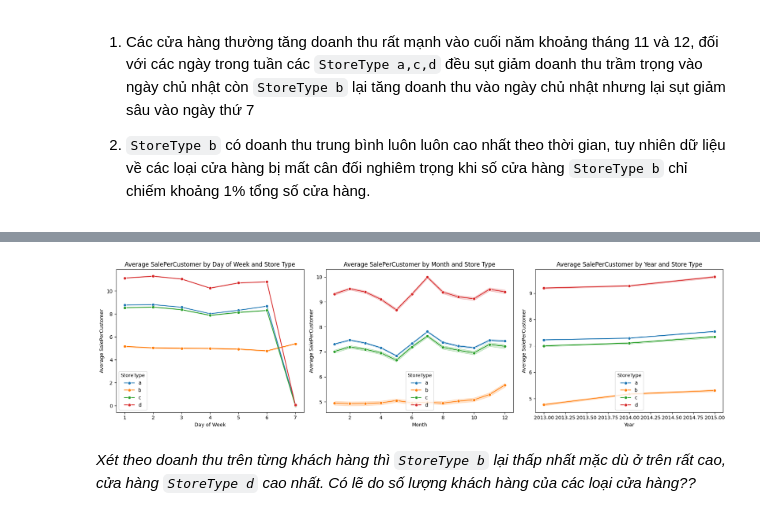
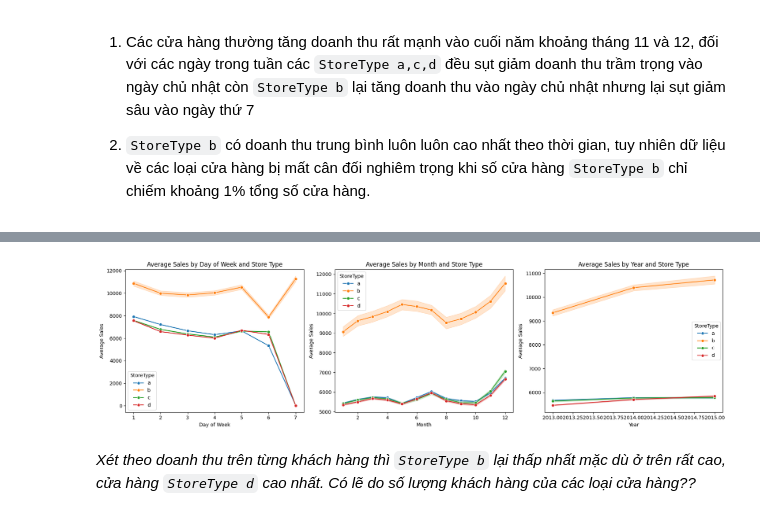
Before and after one commit to trantuan1701/Data_viz_final_project, a Jupyter notebook: understand_eda.ipynb, the cells around one changed output, grey strips where cells are left out. Drawn from its saved outputs; the diff is of its cells as text; code cells hidden in the pictures.

```diff
--- a/understand_eda.ipynb
+++ b/understand_eda.ipynb
@@ -26,8 +26,8 @@ from pandas.api.types import CategoricalDtype
 ---
 # %%
 # Load the datasets
-store = pd.read_csv("store.csv")
-train = pd.read_csv("train.csv")
+store = pd.read_csv("data/store.csv")
+train = pd.read_csv("data/train.csv")
 # %% [markdown]
 **Data Understanding**
 ---
@@ -587,17 +673,3 @@ PromoInterval      508031
 dtype: int64
 # %% [markdown]
 Số lượng missing value của các biến liên quan đến `Promo2` khi biến `Promo2 = 0` thực sự bằng số lượng missing value của các biến này trong toàn bộ dữ liệu, vì vậy giả thuyết trên là đúng.
-# %%
-# Xử lí missing value trong df_merged:
-# 1. Các biến liên quan đến Competition:
-# - CompetitionDistance: Điền giá trị lớn hơn giá trị max hiện có (tức là không có đối thủ cạnh tranh gần)
-max_competition_distance = df_merged['CompetitionDistance'].max()
-df_merged['CompetitionDistance'].fillna(max_competition_distance + 1, inplace=True)
-# - CompetitionOpenSinceMonth và CompetitionOpenSinceYear: Điền giá trị 0 (tức là không có thông tin về thời gian mở cửa của đối thủ)
-df_merged['CompetitionOpenSinceMonth'].fillna(0, inplace=True)
-df_merged['CompetitionOpenSinceYear'].fillna(0, inplace=True)
-# 2. Các biến liên quan đến Promo2:
-# - Promo2SinceWeek, Promo2SinceYear, PromoInterval: Điền giá trị 0 hoặc 'None' khi Promo2 = 0
-df_merged['PromoInterval'].fillna('None', inplace=True)
-df_merged['Promo2SinceWeek'].fillna(0, inplace=True)
-df_merged['Promo2SinceYear'].fillna(0, inplace=True)
@@ -640,9 +694,6 @@ df_merged[(df_merged['Customers']==0) & df_merged['SalePerCustomer'].isnull()]
 172869 rows × 22 columns
 # %% [markdown]
 Có 172869 dòng có `Customers = 0` và `SalePerCustomer = null` đúng bằng số lượng missing value của biến `SalePerCustomer` vì vậy điều đó là đúng.
-# %%
-# Fill missing value của SalePerCustomer bằng 0
-df_merged.fillna({'SalePerCustomer': 0}, inplace=True)
 # %% [markdown]
 _Ở phần data understanding, chúng ta có quan sát được có những ngày cửa hàng có `sales = 0` và `customer = 0`. Có phải chăng toàn bộ những ngày có `sales = 0` và `customer = 0` đều là những ngày cửa hàng đóng cửa (`open = 0`)?_
 # %%
@@ -940,29 +987,29 @@ plt.show()
 # %%
 # Vẽ 3 lineplot cho từng StoreType để xem doanh thu theo ngày trong tuần, tháng, năm
 fig, axes = plt.subplots(1, 3, figsize=(18, 5))
 
 # Lineplot theo DayOfWeek
-sns.lineplot(data=df_merged, x='DayOfWeek', y='SalePerCustomer', hue='StoreType', ax=axes[0], marker='o')
-axes[0].set_title('Average SalePerCustomer by Day of Week and Store Type')
+sns.lineplot(data=df_merged, x='DayOfWeek', y='Sales', hue='StoreType', ax=axes[0], marker='o')
+axes[0].set_title('Average Sales by Day of Week and Store Type')
 axes[0].set_xlabel('Day of Week')
-axes[0].set_ylabel('Average SalePerCustomer')
+axes[0].set_ylabel('Average Sales')
 
 # Lineplot theo Month
-sns.lineplot(data=df_merged, x='Month', y='SalePerCustomer', hue='StoreType', ax=axes[1], marker='o')
-axes[1].set_title('Average SalePerCustomer by Month and Store Type')
+sns.lineplot(data=df_merged, x='Month', y='Sales', hue='StoreType', ax=axes[1], marker='o')
+axes[1].set_title('Average Sales by Month and Store Type')
 axes[1].set_xlabel('Month')
-axes[1].set_ylabel('Average SalePerCustomer')
+axes[1].set_ylabel('Average Sales')
 
 # Lineplot theo Year
-sns.lineplot(data=df_merged, x='Year', y='SalePerCustomer', hue='StoreType', ax=axes[2], marker='o')
-axes[2].set_title('Average SalePerCustomer by Year and Store Type')
+sns.lineplot(data=df_merged, x='Year', y='Sales', hue='StoreType', ax=axes[2], marker='o')
+axes[2].set_title('Average Sales by Year and Store Type')
 axes[2].set_xlabel('Year')
-axes[2].set_ylabel('Average SalePerCustomer')
+axes[2].set_ylabel('Average Sales')
 
 plt.tight_layout()
 plt.show()
 # %% [output]
-[figure, old version]
+[figure, new version]
 # %% [markdown]
 _Xét theo doanh thu trên từng khách hàng thì `StoreType b` lại thấp nhất mặc dù ở trên rất cao, cửa hàng `StoreType d` cao nhất. Có lẽ do số lượng khách hàng của các loại cửa hàng??_
 # %%
```
Also changed, not shown: parts of 25 cells of this notebook.
